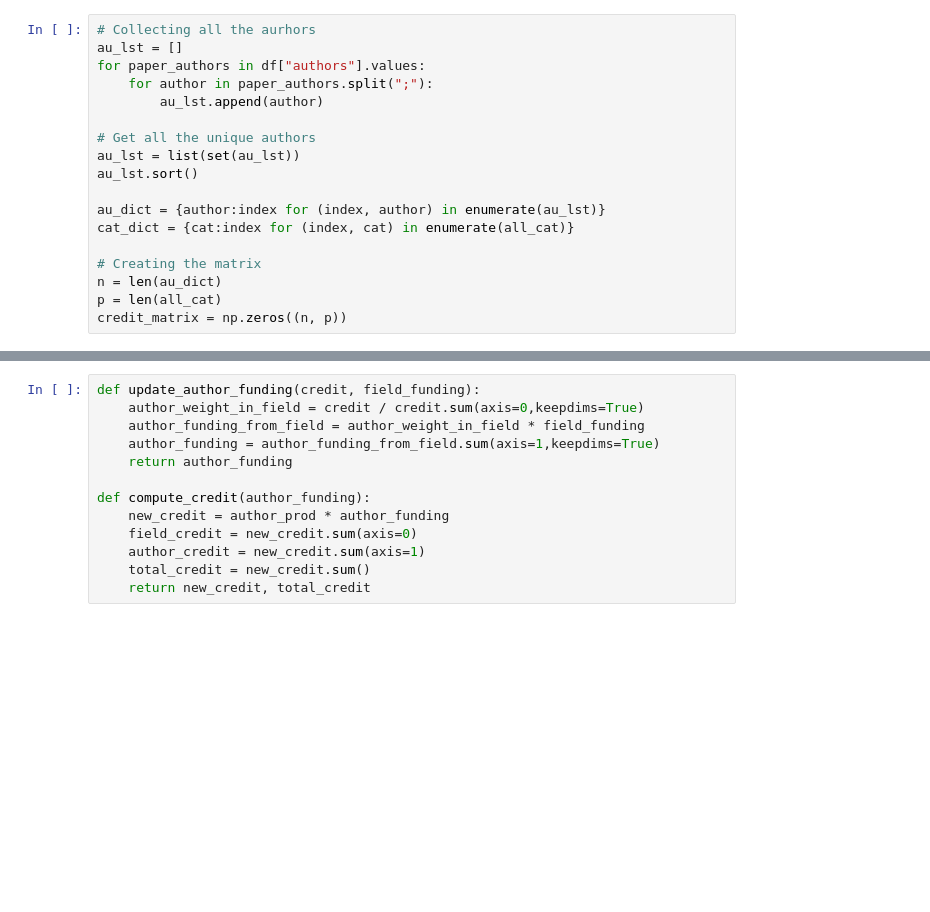
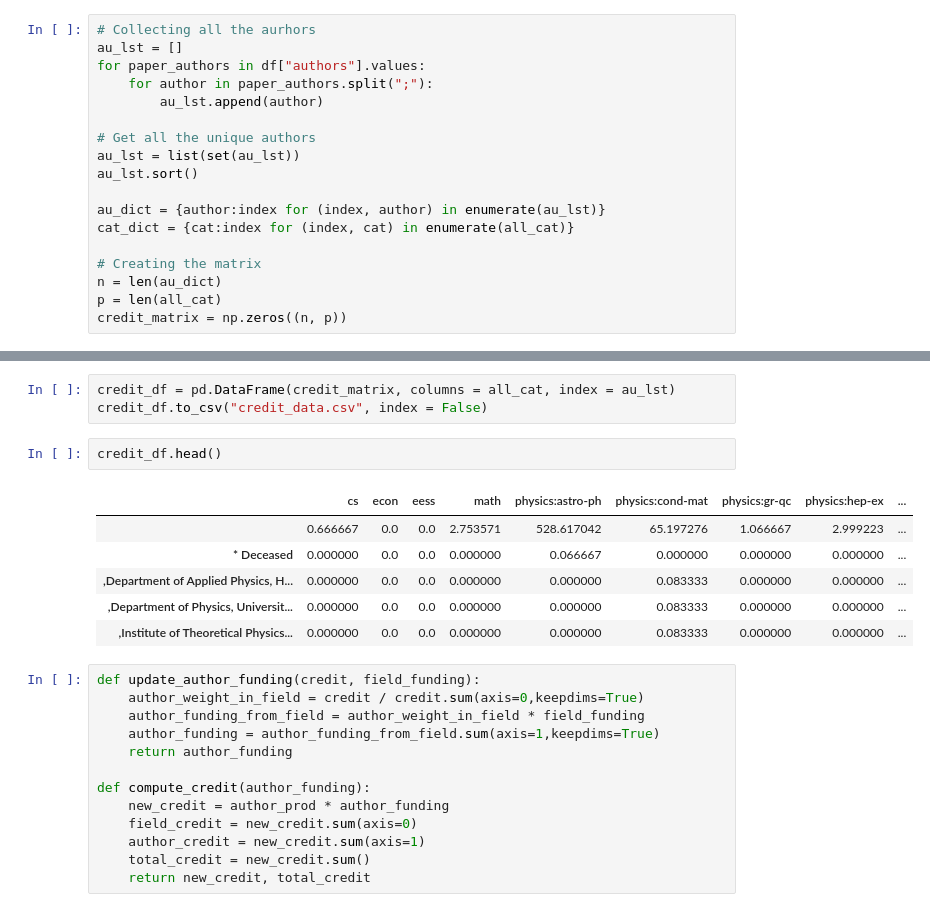
Before and after one commit to tunguyen17/Arxiv-Funding-Project, a Jupyter notebook: Project_2-Gradient ascend.ipynb, the cells around one changed output, grey strips where cells are left out. Drawn from its saved outputs; the diff is of its cells as text; blank space fills up the shorter version.

```diff
--- a/Project_2-Gradient ascend.ipynb
+++ b/Project_2-Gradient ascend.ipynb
@@ -104,3 +111,15 @@ proj1_df
+# %%
+credit_df = pd.DataFrame(credit_matrix, columns = all_cat, index = au_lst)
+credit_df.to_csv("credit_data.csv", index = False)
+# %%
+credit_df.head()
+# %% [output]
+|  | cs | econ | eess | math | physics:astro-ph | physics:cond-mat | physics:gr-qc | physics:hep-ex | ... |
+|  | 0.666667 | 0.0 | 0.0 | 2.753571 | 528.617042 | 65.197276 | 1.066667 | 2.999223 | ... |
+| * Deceased | 0.000000 | 0.0 | 0.0 | 0.000000 | 0.066667 | 0.000000 | 0.000000 | 0.000000 | ... |
+| ,Department of Applied Physics, H... | 0.000000 | 0.0 | 0.0 | 0.000000 | 0.000000 | 0.083333 | 0.000000 | 0.000000 | ... |
+| ,Department of Physics, Universit... | 0.000000 | 0.0 | 0.0 | 0.000000 | 0.000000 | 0.083333 | 0.000000 | 0.000000 | ... |
+| ,Institute of Theoretical Physics... | 0.000000 | 0.0 | 0.0 | 0.000000 | 0.000000 | 0.083333 | 0.000000 | 0.000000 | ... |
 # %%
 def update_author_funding(credit, field_funding):
     author_weight_in_field = credit / credit.sum(axis=0,keepdims=True)
```
Also changed, not shown: parts of 8 cells of this notebook.
